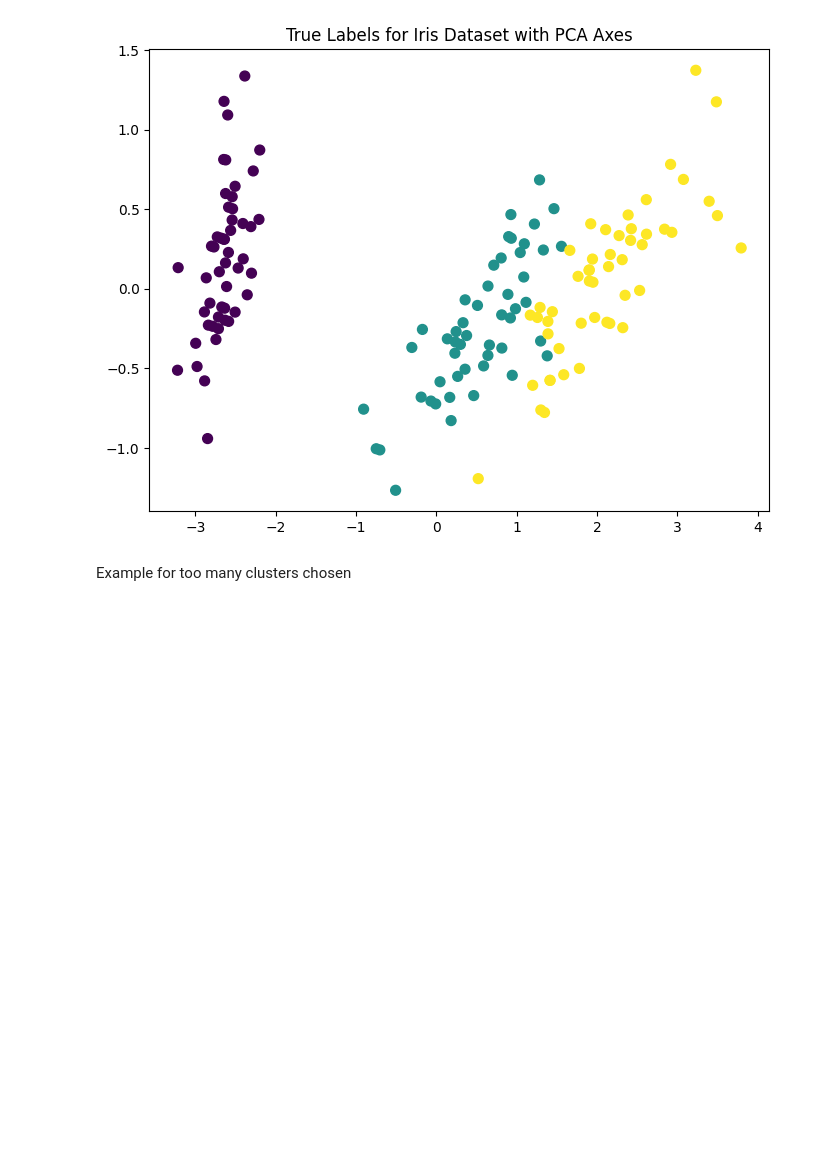
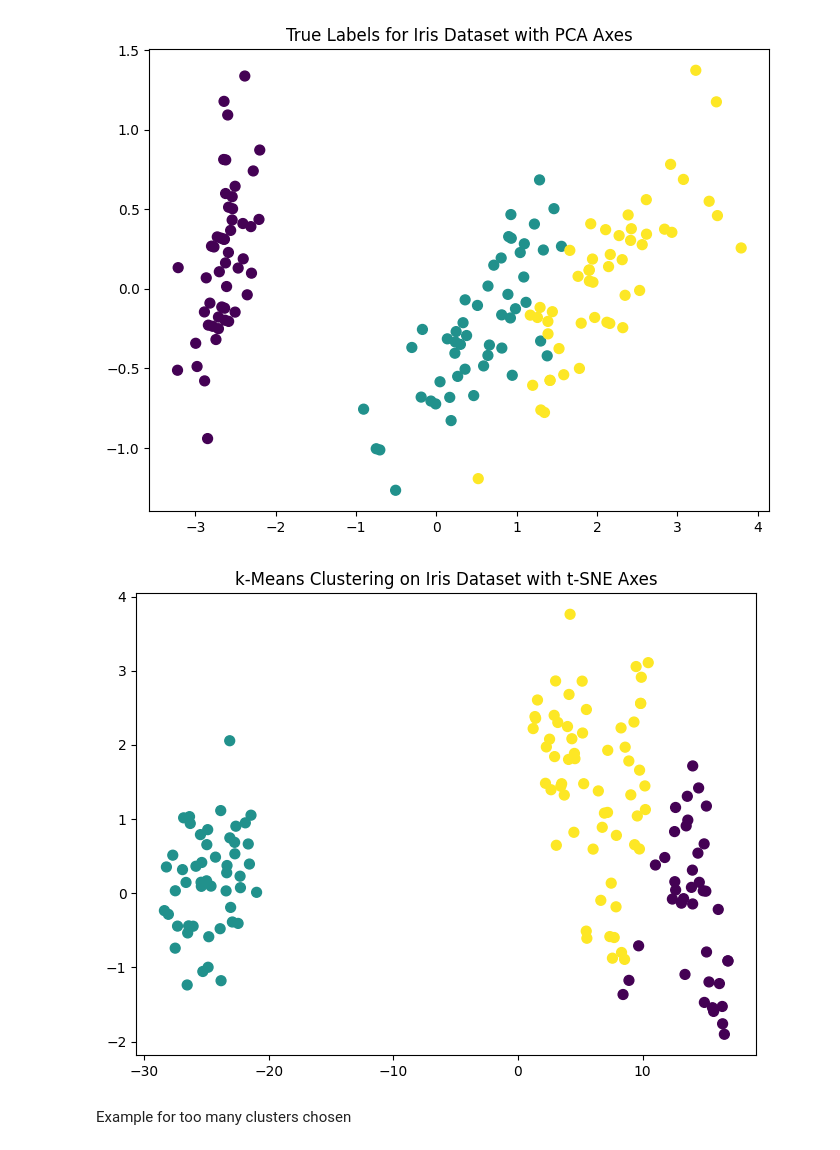
Before and after one commit to FelixWick/data_science, a Jupyter notebook: examples/2_clustering/k-Means.ipynb, the cells around one changed output. Saved outputs shown, nothing was run; the diff lists cells and outputs as text; code cells hidden in the pictures; blank space fills up the shorter version.

Commit message:
more on k-Means

```diff
--- a/examples/2_clustering/k-Means.ipynb
+++ b/examples/2_clustering/k-Means.ipynb
@@ -130,6 +139,16 @@ plt.title('True Labels for Iris Dataset with PCA Axes')
 plt.show()
 # %% [output]
 [figure]
+# %%
+tsne = TSNE(n_components=2, random_state=42, init='pca')
+X_tsne = tsne.fit_transform(X)
+# %%
+plt.figure(figsize=(8,6))
+plt.scatter(X_tsne[:,0], X_tsne[:,1], c=labels, cmap='viridis', s=50)
+plt.title('k-Means Clustering on Iris Dataset with t-SNE Axes')
+plt.show()
+# %% [output]
+[figure, added]
 # %% [markdown]
 Example for too many clusters chosen
 # %%
```
Also changed, not shown: parts of 13 cells of this notebook, 1 other file.
